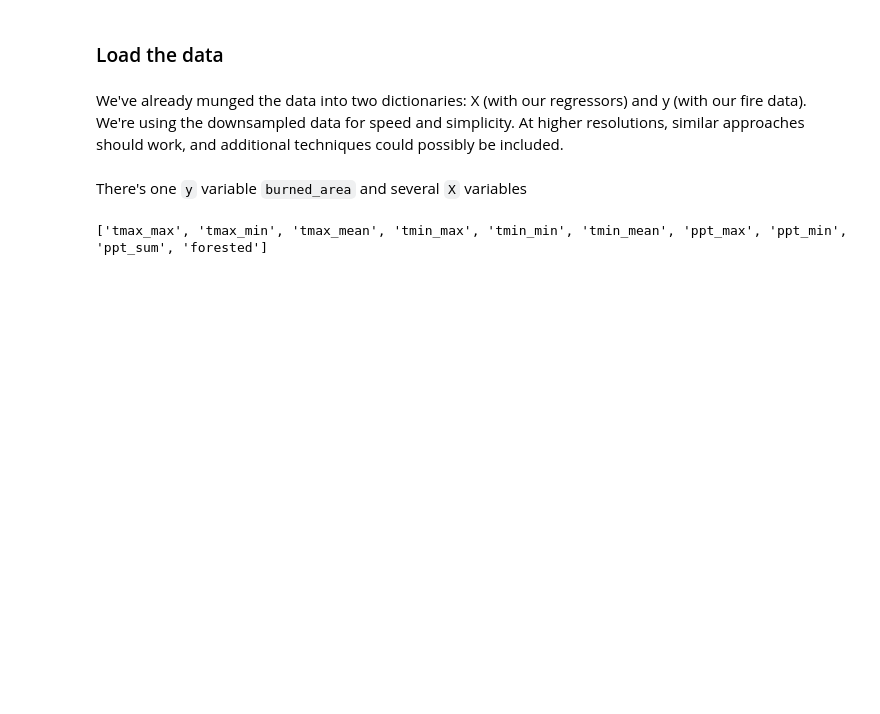
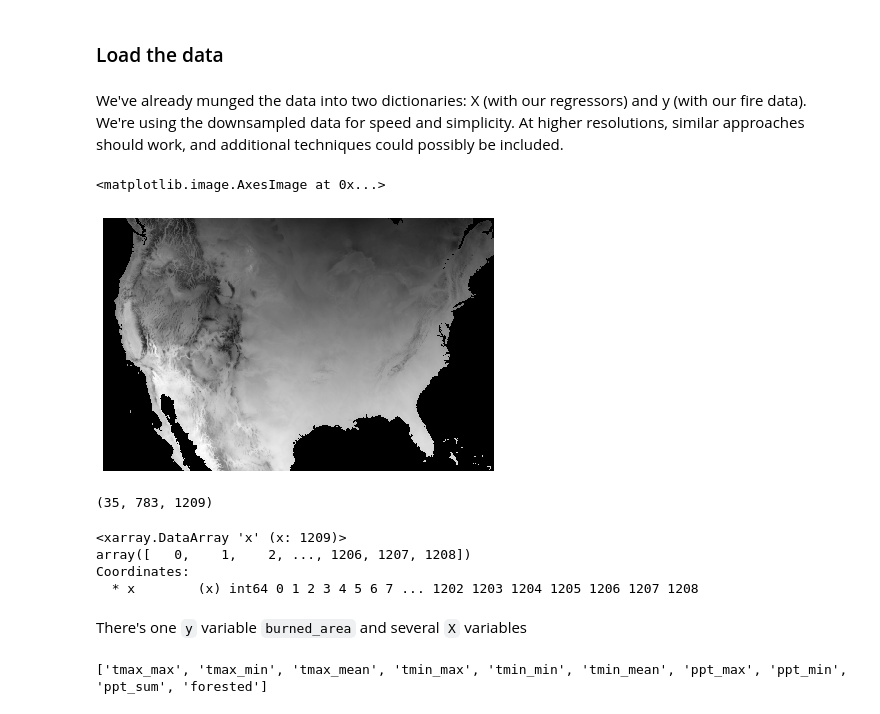
Before and after one commit to carbonplan/forest-risks, a Jupyter notebook: notebooks/fire/fire_model.ipynb, the cells around one changed output. Cells and saved outputs as stored; diff of their text form; code cells hidden in the pictures; blank space fills up the shorter version.

```diff
--- a/notebooks/fire/fire_model.ipynb
+++ b/notebooks/fire/fire_model.ipynb
@@ -28,0 +34,3 @@ We've already munged the data into two dictionaries: X (with our regressors) and
+# %%
+y, time = load.mtbs(store='local', return_type='numpy', coarsen=4)
+X = load.terraclim(store='local', tlim=(1984, 2019), mean=False, return_type='numpy')
@@ -28,0 +39,5 @@ We've already munged the data into two dictionaries: X (with our regressors) and
+# %%
+image(X['tmax'][0])
+# %% [output]
+<matplotlib.image.AxesImage at 0x...>
+[figure, added]
@@ -28,0 +49,11 @@ We've already munged the data into two dictionaries: X (with our regressors) and
+# %%
+y['burned_area'].shape
+# %% [output]
+(35, 783, 1209)
+# %%
+y['x']
+# %% [output]
+<xarray.DataArray 'x' (x: 1209)>
+array([   0,    1,    2, ..., 1206, 1207, 1208])
+Coordinates:
+  * x        (x) int64 0 1 2 3 4 5 6 7 ... 1202 1203 1204 1205 1206 1207 1208
```
Also changed, not shown: parts of 6 cells of this notebook, 9 other files.
